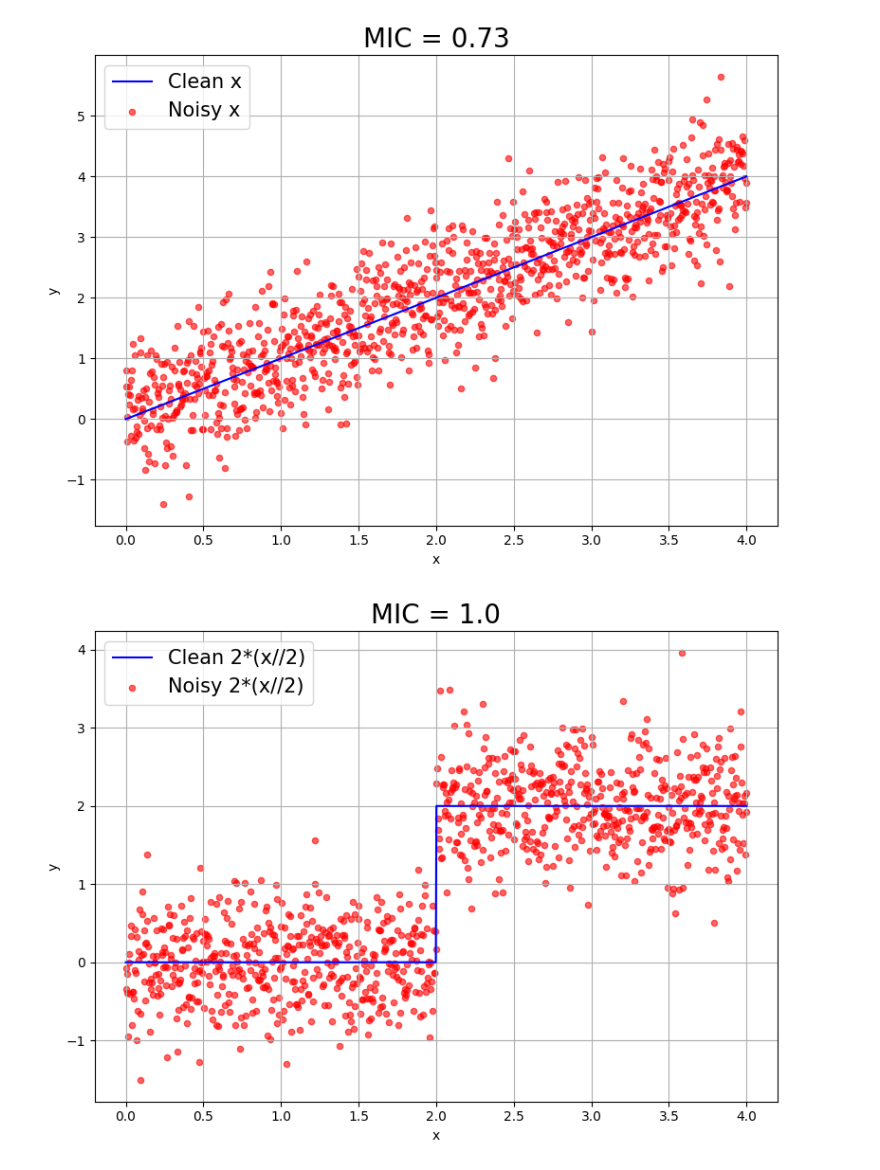
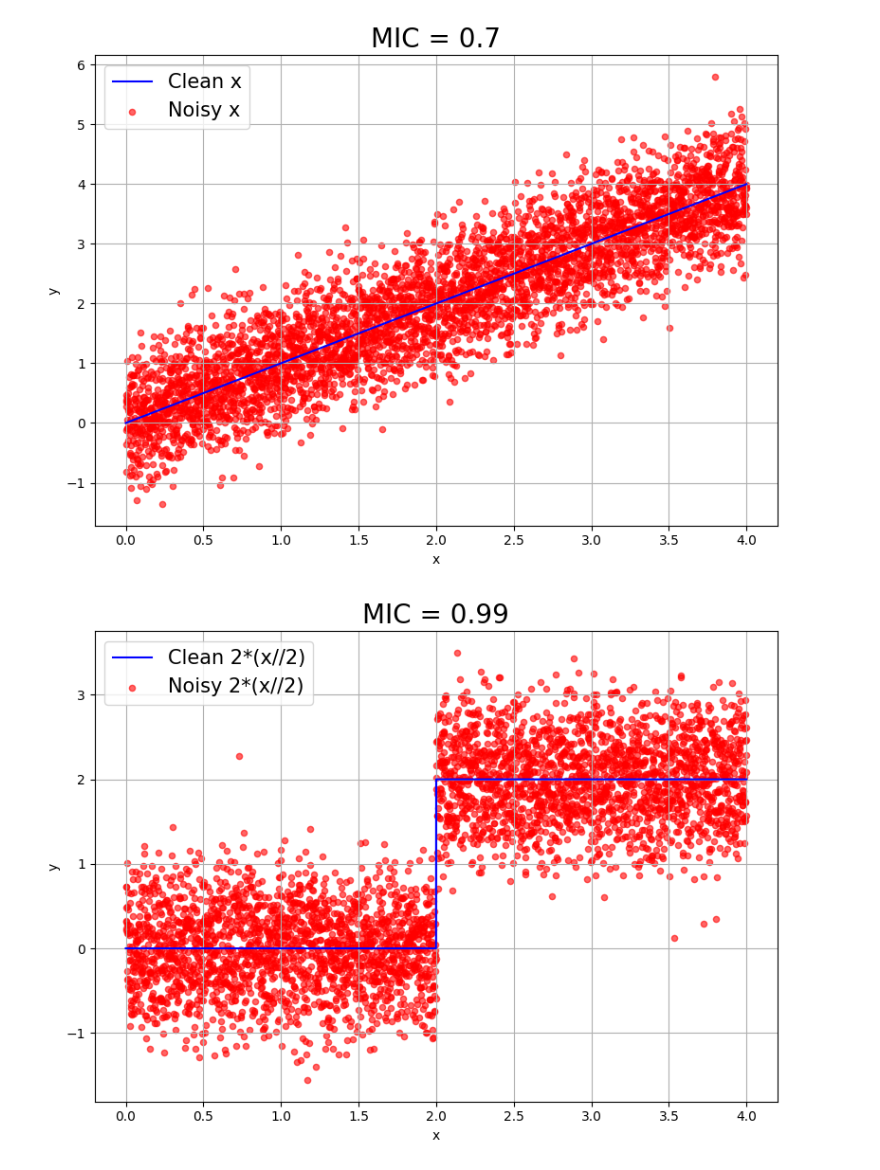
Before and after one commit to GAtemROU/tada2025, a Jupyter notebook: assignment1/src.ipynb, the cells around one changed output. Saved outputs shown, nothing was run; the diff lists cells and outputs as text; code cells hidden in the pictures.

```diff
--- a/assignment1/src.ipynb
+++ b/assignment1/src.ipynb
@@ -2,7 +2,9 @@
 import numpy as np
 import matplotlib.pyplot as plt
 from minepy import MINE
-mine = MINE(alpha=0.6, c=15)
+import math
+alpha = 0.6
+mine = MINE(alpha=alpha, c=15)
 
 
 np.random.seed(42)
@@ -65,14 +67,14 @@ def generate_noisy_relationship(start, end, n, y_func, noise_eps=0.1, inverse_xy
     plt.show()
     plt.close()
 # %%
-n = 1_000
+n = 4_000
 noise_eps = 0.2
+# report time
 generate_noisy_relationship(0, 4*np.pi, n, lambda x: np.sin(x*4), noise_eps, f_str='sin(x*4)')
-# generate_noisy_relationship(0, 4, n, lambda x: x//5, noise_eps, f_str='x//5')
 generate_noisy_relationship(0, 4, n, lambda x: x, noise_eps, f_str='x')
 generate_noisy_relationship(0, 3.9999, n, lambda x: 2*(x//2), noise_eps, f_str='2*(x//2)')
 generate_noisy_relationship(0, 3.9999, n, lambda x: (x%2), noise_eps, f_str='(x%2)')
 generate_noisy_relationship(0, 3.9999, n, lambda x: 2*(x//2), noise_eps, True, f_str='2*(y//2)')
 generate_noisy_relationship(0, 3.9999, n, lambda x: (x%2), noise_eps, True, f_str='(y%2)')
-# generate_noisy_relationship(0.01, 1, n, lambda x: 1/x, noise_eps, normalize=True)
+generate_noisy_relationship(0.01, 1, n, lambda x: 1/x, noise_eps, normalize=True, f_str='1/x')
 # %% [output]
@@ -80,2 +82,2 @@ generate_noisy_relationship(0, 3.9999, n, lambda x: (x%2), noise_eps, True, f_st
-[figure, old version]
+[figure, new version]
-[figure, old version]
+[figure, new version]
```
Also changed, not shown: parts of 2 cells of this notebook, 3 other files.
